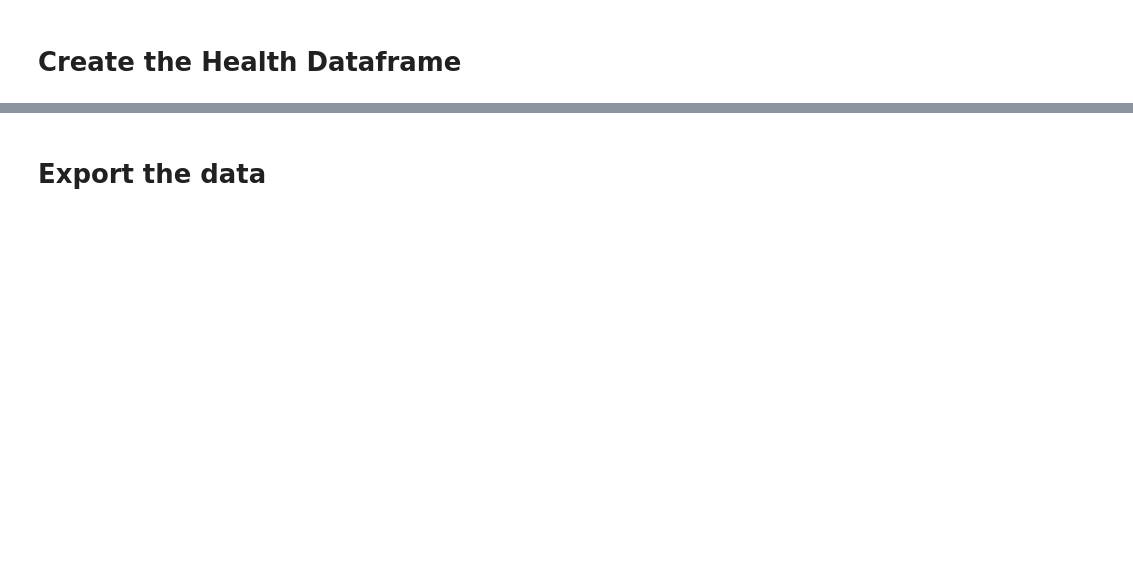
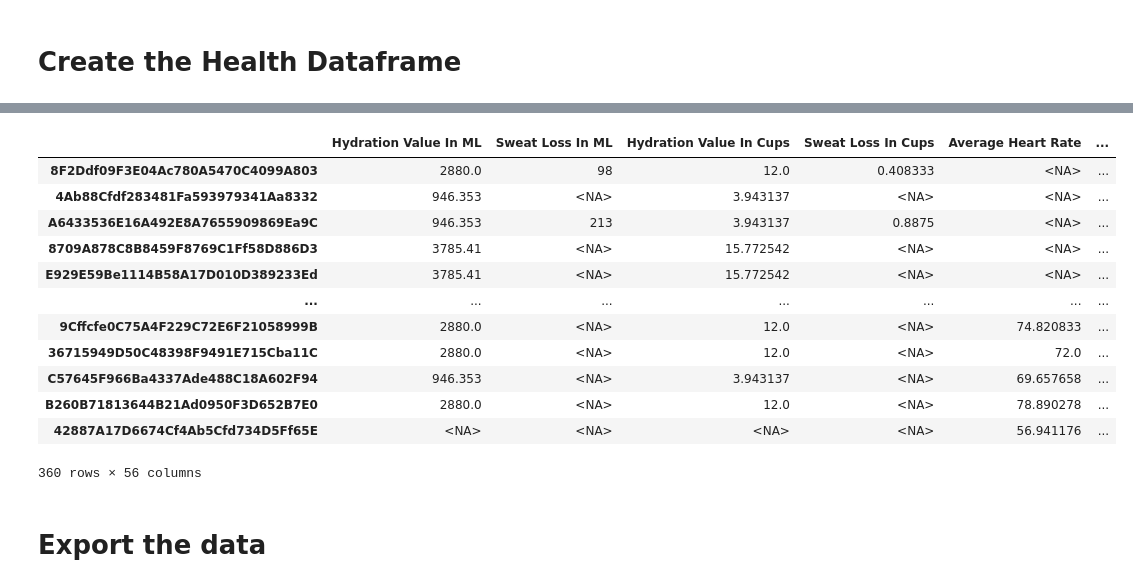
Before and after one commit to christophermagno/christophermagno, a Jupyter notebook: Projects/Health Analysis/health_dataset.ipynb, the cells around one changed output, grey strips where cells are left out. Cells and saved outputs as stored; diff of their text form; code cells hidden in the pictures; blank space fills up the shorter version.

```diff
--- a/Projects/Health Analysis/health_dataset.ipynb
+++ b/Projects/Health Analysis/health_dataset.ipynb
@@ -488,3 +539,7 @@ df.columns.tolist()
+# %%
+df['Date'] = pd.to_datetime(df['Date'])
+for col in ['Sleep Start Timestamp GMT', 'Sleep End Timestamp GMT', 'Sleep Start Timestamp Local', 'Sleep End Timestamp Local']:
+    df[col] = pd.to_datetime(df[col], unit='ms')
 # %%
 remap_columns = {
     'Calendar Date': 'Date',
@@ -495,6 +550,14 @@ remap_columns = {
     'Total Kilocalories': 'Calories',
     'Active Kilocalories': 'Active Calories',
     'Bmr Kilocalories': 'Resting Calories',
+
+    # Hydration
+    'Hydration Value In M L': 'Hydration Value In ML',
+    'Hydration Goal In M L': 'Hydration Goal In ML',
+    'Sweat Loss In M L': 'Sweat Loss In ML',
+    'Hydration Value In Cups': 'Hydration Value In Cups',
+    'Hydration Goal In Cups': 'Hydration Goal In Cups',
+    'Sweat Loss In Cups': 'Sweat Loss In Cups',
 
     # Heart Rate
     'Avg Heart Rate': 'Average Heart Rate',
@@ -511,11 +574,15 @@ remap_columns = {
     # Steps/Distance
     'Total Steps': 'Total Steps',
     'Total Distance Meters': 'Total Distance Meters',
+    'Total Distance Miles': 'Total Distance Miles',
     'Daily Step Goal': 'Daily Step Goal',
 
     # Floors
     'Floors Ascended In Meters': 'Floors Ascended In Meters',
     'Floors Descended In Meters': 'Floors Descended In Meters',
+
+    'Floors Ascended In Miles': 'Floors Ascended In Miles',
+    'Floors Descended In Miles': 'Floors Descended In Miles',
 
     # Activity
     'Active Seconds': 'Active Seconds',
@@ -524,6 +591,13 @@ remap_columns = {
     'Moderate Intensity Minutes': 'Moderate Intensity Minutes',
     'Vigorous Intensity Minutes': 'Vigorous Intensity Minutes',
     'Intensity Minutes Goal': 'Intensity Minutes Goal',
+
+    'Active Hours': 'Active Hours',
+    'Highly Active Hours': 'Highly Active Hours',
+    'Sedentary Hours': 'Sedentary Hours',
+    'Moderate Intensity Hours': 'Moderate Intensity Hours',
+    'Vigorous Intensity Hours': 'Vigorous Intensity Hours',
+    'Intensity Hours Goal': 'Intensity Hours Goal',
 
     # Stress
     'Average Stress Level': 'Average Stress Level',
@@ -536,6 +610,14 @@ remap_columns = {
     'High Stress Duration': 'High Stress Seconds',
     'Activity Stress Duration': 'Activity Stress Seconds',
     'Stress Qualifier': 'Stress Qualifier',
+
+    'Stress Hours': 'Stress Hours',
+    'Activity Stress Hours': 'Activity Stress Hours',
+    'Uncategorized Stress Hours': 'Uncategorized Stress Hours',
+    'Total Stress Hours': 'Total Stress Hours',
+    'Low Stress Hours': 'Low Stress Hours',
+    'Medium Stress Hours': 'Medium Stress Hours',
+    'High Stress Hours': 'High Stress Hours',
 
     # Body battery
     'Body Battery At Wake Time': 'Body Battery',
@@ -556,6 +638,12 @@ remap_columns = {
     'Rem Sleep Seconds': 'Rem Sleep Seconds',
     'Awake Sleep Seconds': 'Awake Sleep Seconds',
 
+    'Sleep Time Hours': 'Sleep Time Hours',
+    'Deep Sleep Hours': 'Deep Sleep Hours',
+    'Light Sleep Hours': 'Light Sleep Hours',
+    'Rem Sleep Hours': 'Rem Sleep Hours',
+    'Awake Sleep Hours': 'Awake Sleep Hours',
+
     'Average Respiration Value': 'Average Respiration Value',
     'Awake Count': 'Awake Count',
     'Avg Sleep Stress': 'Avg Sleep Stress',
@@ -615,3 +684,19 @@ memory usage: 174.9+ KB
+# %%
+lib.hasnull(df)
+# %% [output]
+|  | Hydration Value In ML | Sweat Loss In ML | Hydration Value In Cups | Sweat Loss In Cups | Average Heart Rate | ... |
+| 8F2Ddf09F3E04Ac780A5470C4099A803 | 2880.0 | 98 | 12.0 | 0.408333 | <NA> | ... |
+| 4Ab88Cfdf283481Fa593979341Aa8332 | 946.353 | <NA> | 3.943137 | <NA> | <NA> | ... |
+| A6433536E16A492E8A7655909869Ea9C | 946.353 | 213 | 3.943137 | 0.8875 | <NA> | ... |
+| 8709A878C8B8459F8769C1Ff58D886D3 | 3785.41 | <NA> | 15.772542 | <NA> | <NA> | ... |
+| E929E59Be1114B58A17D010D389233Ed | 3785.41 | <NA> | 15.772542 | <NA> | <NA> | ... |
+| ... | ... | ... | ... | ... | ... | ... |
+| 9Cffcfe0C75A4F229C72E6F21058999B | 2880.0 | <NA> | 12.0 | <NA> | 74.820833 | ... |
+| 36715949D50C48398F9491E715Cba11C | 2880.0 | <NA> | 12.0 | <NA> | 72.0 | ... |
+| C57645F966Ba4337Ade488C18A602F94 | 946.353 | <NA> | 3.943137 | <NA> | 69.657658 | ... |
+| B260B71813644B21Ad0950F3D652B7E0 | 2880.0 | <NA> | 12.0 | <NA> | 78.890278 | ... |
+| 42887A17D6674Cf4Ab5Cfd734D5Ff65E | <NA> | <NA> | <NA> | <NA> | 56.941176 | ... |
+360 rows × 56 columns
 # %% [markdown]
 # Export the data
 # %%
```
Also changed, not shown: parts of 11 cells of this notebook, 20 other files.
